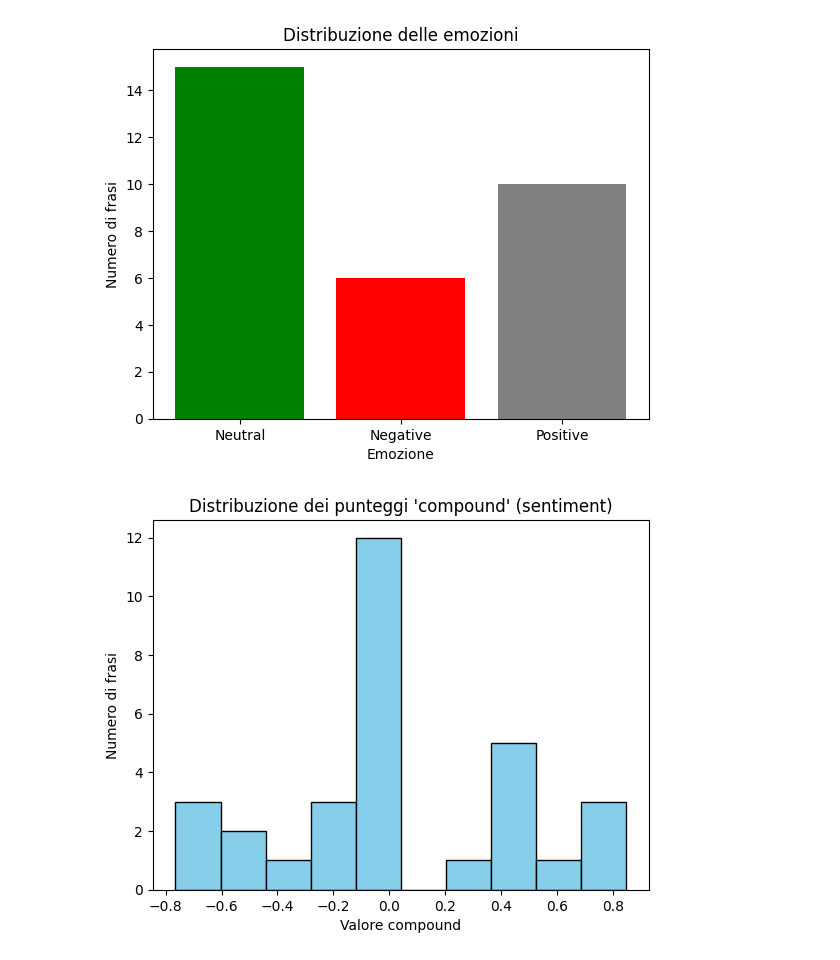
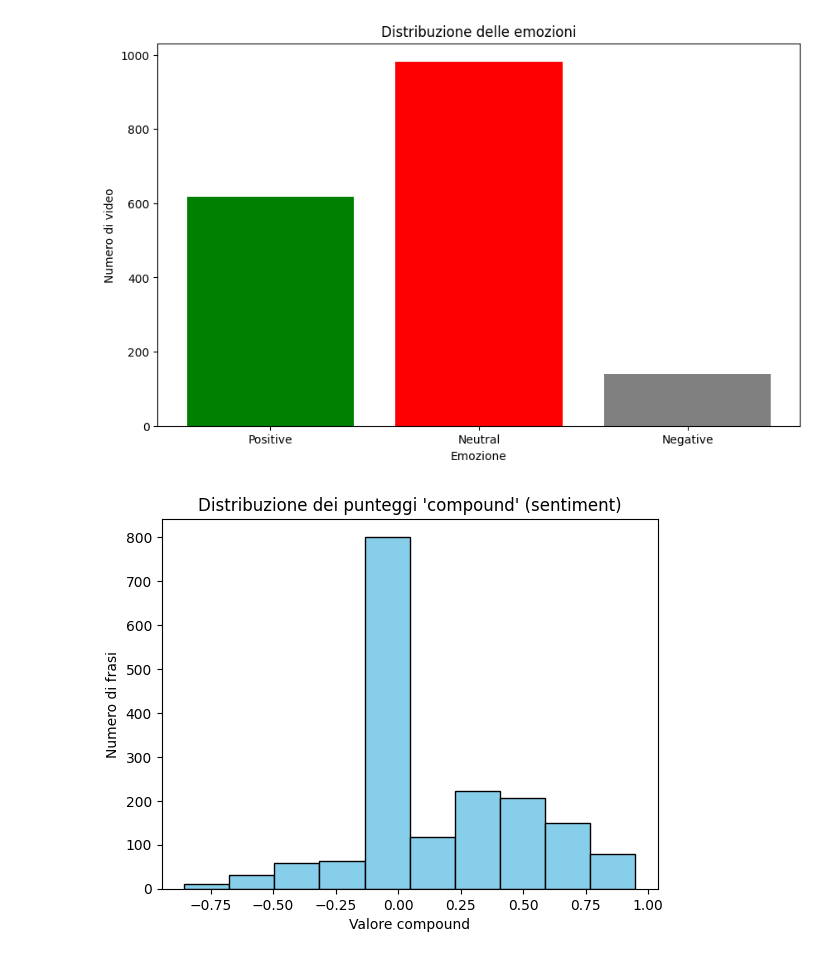
Before and after one commit to Ignazio-Emanuele-Picciche/Improved_EmoSign_Thesis, a Jupyter notebook: notebooks/veder_sentiment.ipynb, the cells around one changed output. Drawn from its saved outputs; the diff is of its cells as text; code cells hidden in the pictures.

Commit message:
analytics for videos

```diff
--- a/notebooks/veder_sentiment.ipynb
+++ b/notebooks/veder_sentiment.ipynb
@@ -85,29 +122,74 @@ This afternoon I'm going to the store.--------------------------- {'neg': 0.0, '
 # %%
-# Step 4: Visualizza la distribuzione delle emozioni
+# Step 4: Calcola sentiment per ogni video-caption pair e organizza per categorie
 import matplotlib.pyplot as plt
+from collections import Counter
 
-# Calcola il sentiment per ogni frase
-results = [analyzer.polarity_scores(sentence) for sentence in sentences]
+analyzer = SentimentIntensityAnalyzer()
 
-# Conta quante frasi sono positive, negative o neutre
-emotion_labels = []
-for res in results:
-    if res["compound"] >= 0.25:
-        emotion_labels.append("Positive")
-    elif res["compound"] <= -0.25:
-        emotion_labels.append("Negative")
+# Calcola il sentiment per ogni caption
+video_sentiment_data = []
+for video_name, caption in video_caption_mapping.items():
+    scores = analyzer.polarity_scores(caption)
+    compound_score = scores["compound"]
+
+    # Determina la categoria
+    if compound_score >= 0.25:
+        category = "Positive"
+    elif compound_score <= -0.25:
+        category = "Negative"
     else:
-        emotion_labels.append("Neutral")
+        category = "Neutral"
+
+    video_sentiment_data.append(
+        {
+            "video_name": video_name,
+            "caption": caption,
+            "compound_score": compound_score,
+            "category": category,
+            "scores": scores,
+        }
+    )
+
+# Organizza per categoria
+positive_examples = [
+    item for item in video_sentiment_data if item["category"] == "Positive"
+]
+negative_examples = [
+    item for item in video_sentiment_data if item["category"] == "Negative"
+]
+neutral_examples = [
+    item for item in video_sentiment_data if item["category"] == "Neutral"
+]
 
 # Conta le occorrenze
-from collections import Counter
+category_counts = Counter([item["category"] for item in video_sentiment_data])
 
-counts = Counter(emotion_labels)
+print(f"Distribuzione sentiment:")
+print(f"Positive: {len(positive_examples)} esempi")
+print(f"Negative: {len(negative_examples)} esempi")
+print(f"Neutral: {len(neutral_examples)} esempi")
+print(f"Totale: {len(video_sentiment_data)} esempi")
+
+# Mostra esempi per ogni categoria
+print("\nEsempi positivi:")
+for example in positive_examples[:3]:
+    print(f"Video: {example['video_name']}, Caption: {example['caption'][:100]}...")
+
+print("\nEsempi negativi:")
+for example in negative_examples[:3]:
+    print(f"Video: {example['video_name']}, Caption: {example['caption'][:100]}...")
+
+print("\nEsempi neutri:")
+for example in neutral_examples[:3]:
+    print(f"Video: {example['video_name']}, Caption: {example['caption'][:100]}...")
 
 # Crea il grafico
-plt.bar(counts.keys(), counts.values(), color=["green", "red", "gray"])
+plt.figure(figsize=(10, 6))
+plt.bar(
+    category_counts.keys(), category_counts.values(), color=["green", "red", "gray"]
+)
 plt.title("Distribuzione delle emozioni")
 plt.xlabel("Emozione")
-plt.ylabel("Numero di frasi")
+plt.ylabel("Numero di video")
 plt.show()
 # %% [output]
@@ -114,4 +216,4 @@ plt.show()
-[figure, old version]
+[figure, new version]
 # %%
 # Estrai tutti i valori 'compound'
 compound_scores = [res["compound"] for res in results]
@@ -123,4 +225,4 @@ plt.xlabel("Valore compound")
 plt.ylabel("Numero di frasi")
 plt.show()
 # %% [output]
-[figure, old version]
+[figure, new version]
```
Also changed, not shown: parts of 5 cells of this notebook.
